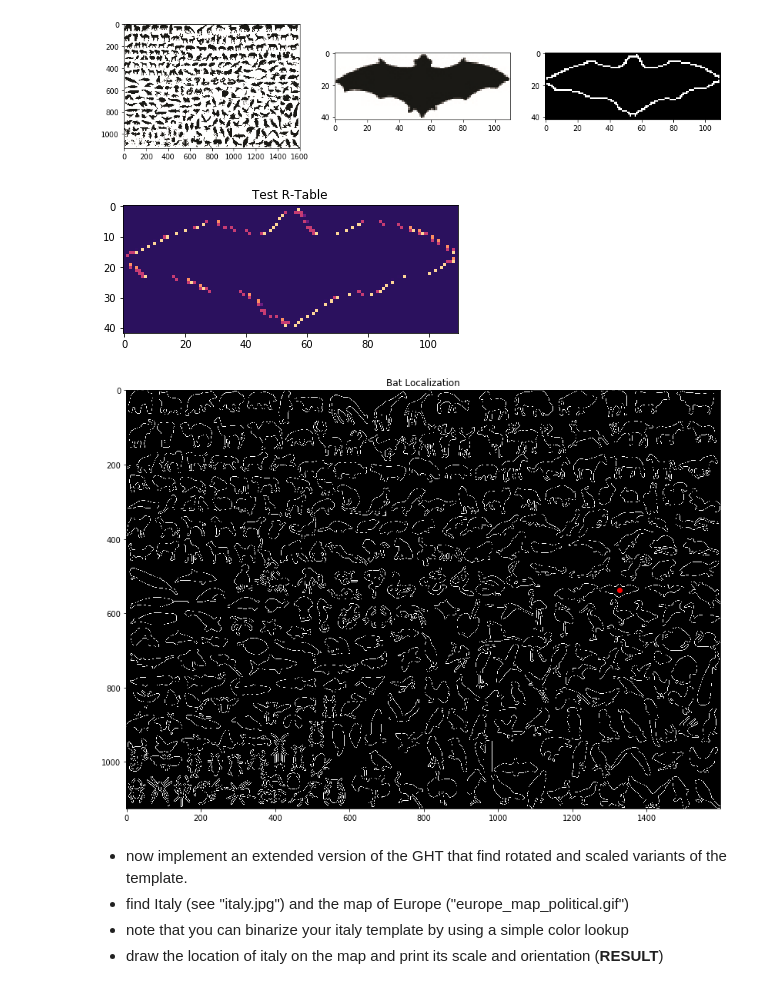
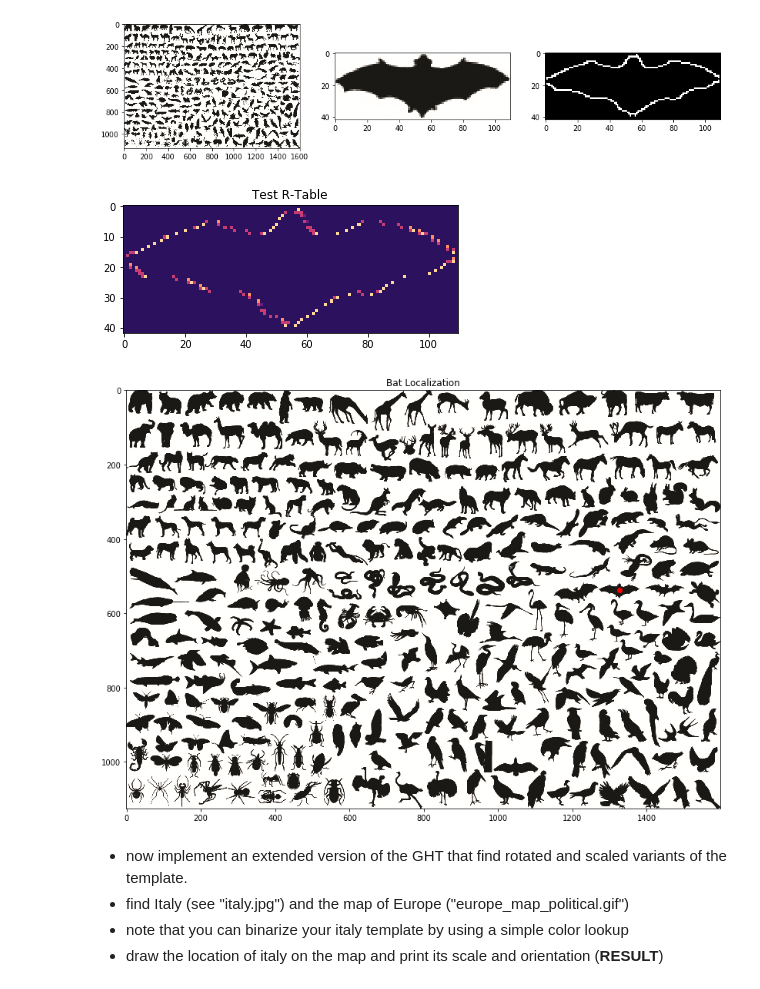
Before and after one commit to YJ14/Computer-Vision-2018, a Jupyter notebook: 03_HoughTransform.ipynb, the cells around one changed output. Saved outputs shown, nothing was run; the diff lists cells and outputs as text; code cells hidden in the pictures.

```diff
--- a/03_HoughTransform.ipynb
+++ b/03_HoughTransform.ipynb
@@ -298,26 +298,26 @@ def draw_r_table(r):
 # %%
 edge, gradient = get_gradient(bat)
 origin = template_origin(edge)
 bat_r_table = calculate_r_table(edge, gradient, origin)
 
 test = draw_r_table(bat_r_table)
 plt.imshow(test, cmap="magma", vmin=-20, vmax=100)
 plt.title('Test R-Table')
 
 
 animals_edges, animals_gradient = get_gradient(animals)
 accumulator = get_accumulator(animals_edges, animals_gradient, bat_r_table)
 
 fig = plt.figure(figsize=(15, 10))
 plt.title('Bat Localization')
-plt.imshow(query_image)
+plt.imshow(animals)
 
 i,j = np.unravel_index(accumulator.argmax(), accumulator.shape)
 plt.scatter([j], [i], marker='o', color='r')
 plt.show()
 # %% [output]
 [figure]
-[figure, old version]
+[figure, new version]
 # %% [markdown]
 * now implement an extended version of the GHT that find rotated and scaled variants of the template.
 * find Italy (see "italy.jpg") and the map of Europe ("europe_map_political.gif")
```
